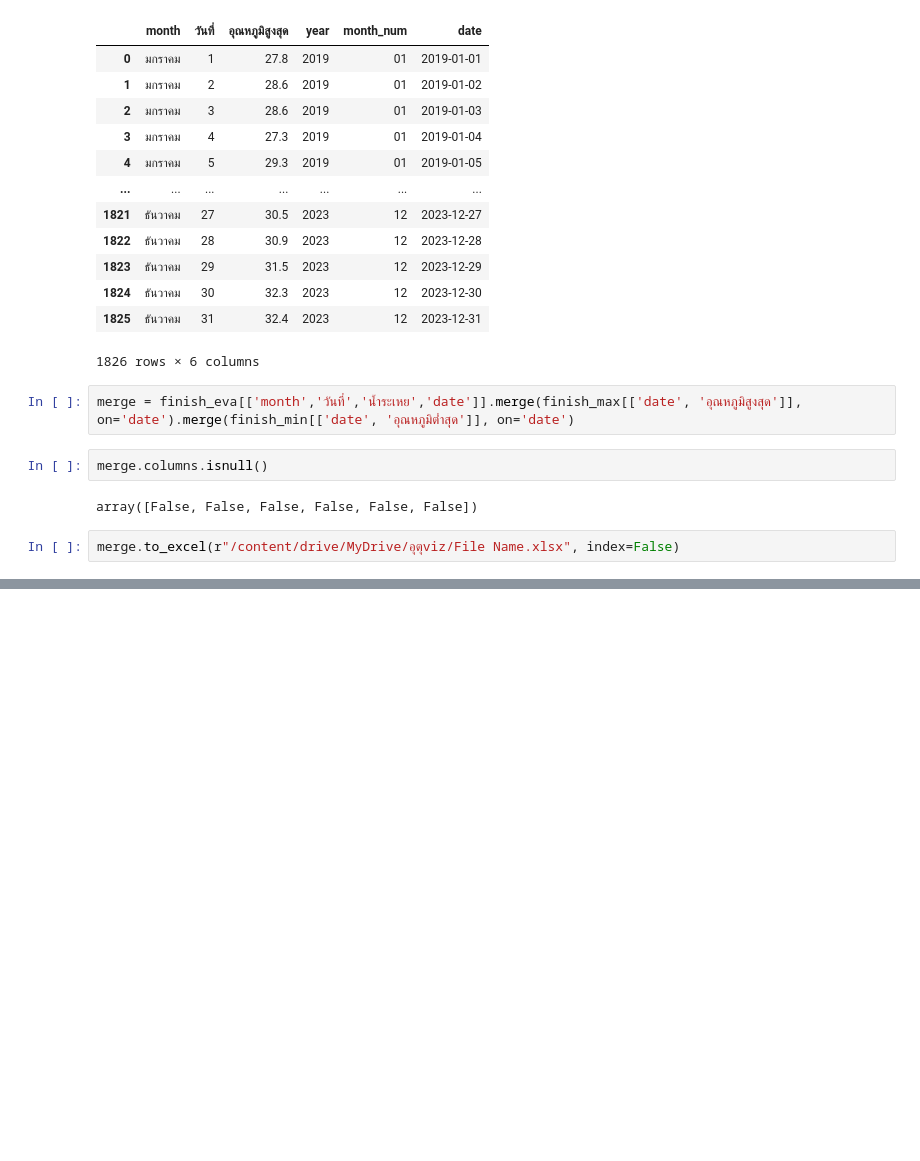
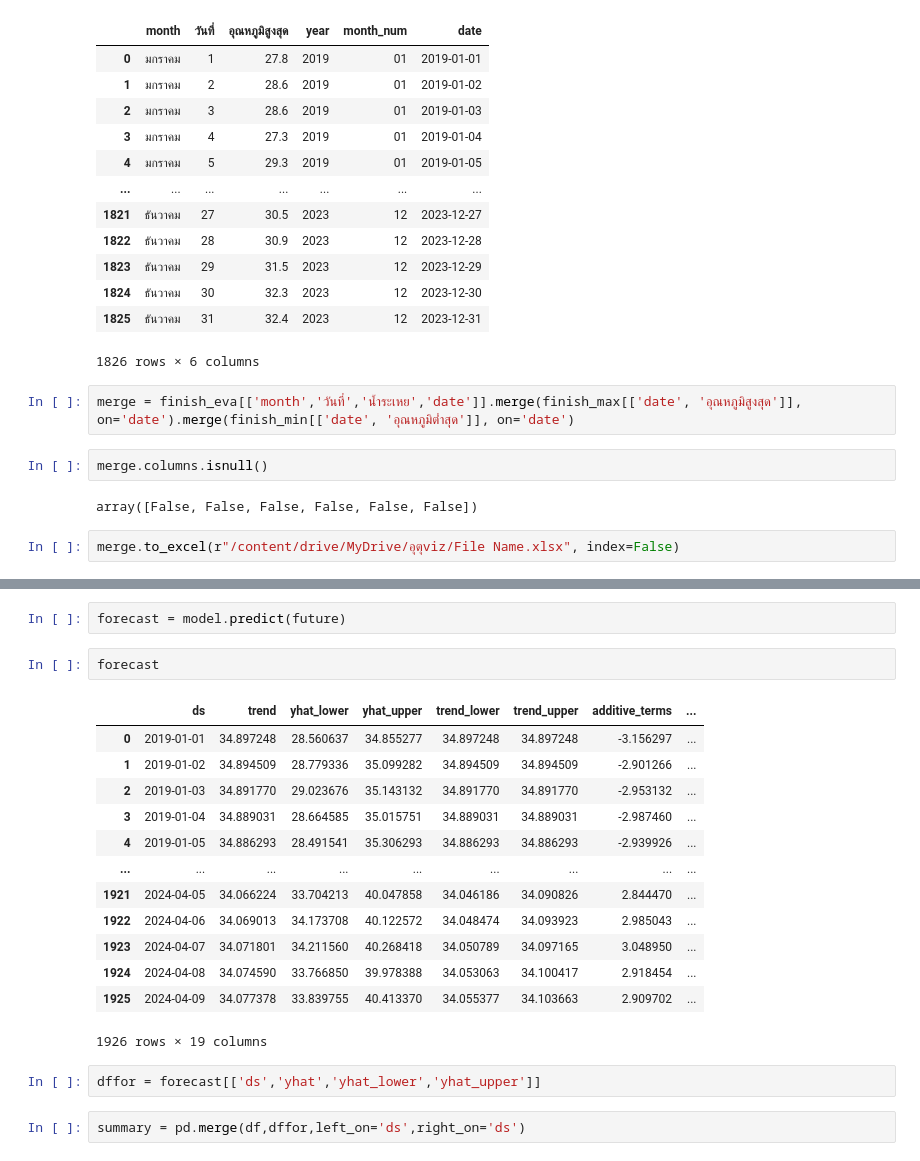
Before and after one commit to Tawanss/football, a Jupyter notebook: Untitled12.ipynb, the cells around one changed output, grey strips where cells are left out. Drawn from its saved outputs; the diff is of its cells as text; blank space fills up the shorter version.

```diff
--- a/Untitled12.ipynb
+++ b/Untitled12.ipynb
@@ -477,0 +566,22 @@ merge.to_excel(r"/content/drive/MyDrive/อุตุviz/File Name.xlsx", index=F
+# %%
+forecast = model.predict(future)
+# %%
+forecast
+# %% [output]
+|  | ds | trend | yhat_lower | yhat_upper | trend_lower | trend_upper | additive_terms | ... |
+| 0 | 2019-01-01 | 34.897248 | 28.560637 | 34.855277 | 34.897248 | 34.897248 | -3.156297 | ... |
+| 1 | 2019-01-02 | 34.894509 | 28.779336 | 35.099282 | 34.894509 | 34.894509 | -2.901266 | ... |
+| 2 | 2019-01-03 | 34.891770 | 29.023676 | 35.143132 | 34.891770 | 34.891770 | -2.953132 | ... |
+| 3 | 2019-01-04 | 34.889031 | 28.664585 | 35.015751 | 34.889031 | 34.889031 | -2.987460 | ... |
+| 4 | 2019-01-05 | 34.886293 | 28.491541 | 35.306293 | 34.886293 | 34.886293 | -2.939926 | ... |
+| ... | ... | ... | ... | ... | ... | ... | ... | ... |
+| 1921 | 2024-04-05 | 34.066224 | 33.704213 | 40.047858 | 34.046186 | 34.090826 | 2.844470 | ... |
+| 1922 | 2024-04-06 | 34.069013 | 34.173708 | 40.122572 | 34.048474 | 34.093923 | 2.985043 | ... |
+| 1923 | 2024-04-07 | 34.071801 | 34.211560 | 40.268418 | 34.050789 | 34.097165 | 3.048950 | ... |
+| 1924 | 2024-04-08 | 34.074590 | 33.766850 | 39.978388 | 34.053063 | 34.100417 | 2.918454 | ... |
+| 1925 | 2024-04-09 | 34.077378 | 33.839755 | 40.413370 | 34.055377 | 34.103663 | 2.909702 | ... |
+1926 rows × 19 columns
+# %%
+dffor = forecast[['ds','yhat','yhat_lower','yhat_upper']]
+# %%
+summary = pd.merge(df,dffor,left_on='ds',right_on='ds')
```
Also changed, not shown: parts of 19 cells of this notebook.
